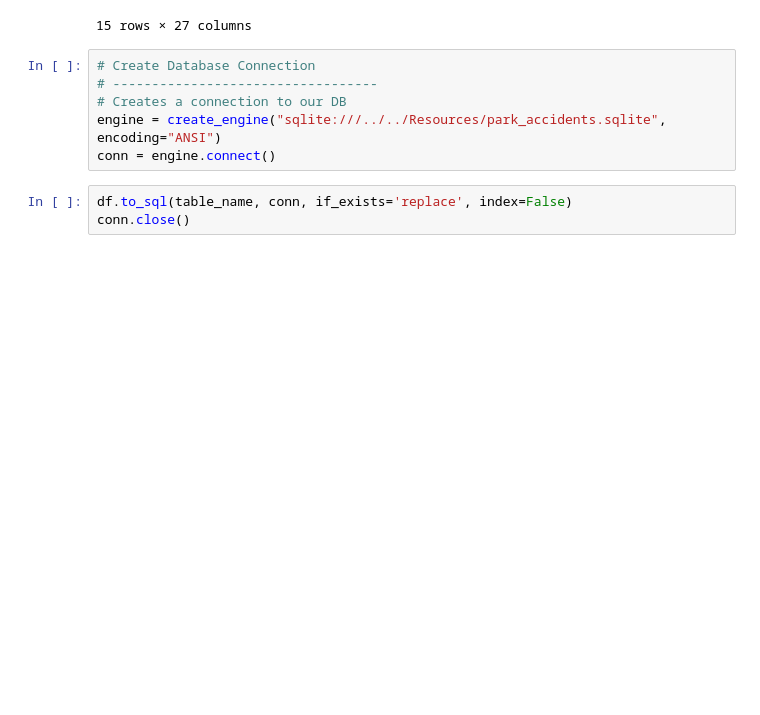
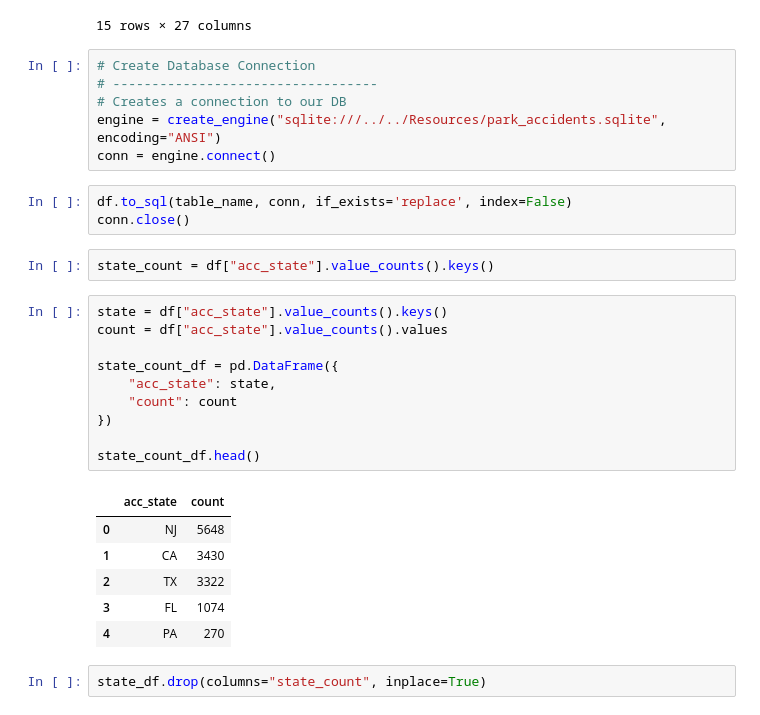
Before and after one commit to mdaxc6/amusement-park-saftey-analysis, a Jupyter notebook: static/python/data_formatting.ipynb, the cells around one changed output. Cells and saved outputs as stored; diff of their text form; blank space fills up the shorter version.

```diff
--- a/static/python/data_formatting.ipynb
+++ b/static/python/data_formatting.ipynb
@@ -188,3 +188,24 @@ conn = engine.connect()
 # %%
 df.to_sql(table_name, conn, if_exists='replace', index=False)
 conn.close()
+# %%
+state_count = df["acc_state"].value_counts().keys()
+# %%
+state = df["acc_state"].value_counts().keys()
+count = df["acc_state"].value_counts().values
+
+state_count_df = pd.DataFrame({
+    "acc_state": state,
+    "count": count
+})
+
+state_count_df.head()
+# %% [output]
+|  | acc_state | count |
+| 0 | NJ | 5648 |
+| 1 | CA | 3430 |
+| 2 | TX | 3322 |
+| 3 | FL | 1074 |
+| 4 | PA | 270 |
+# %%
+state_df.drop(columns="state_count", inplace=True)
```
Also changed, not shown: parts of 6 cells of this notebook, 3 other files.
